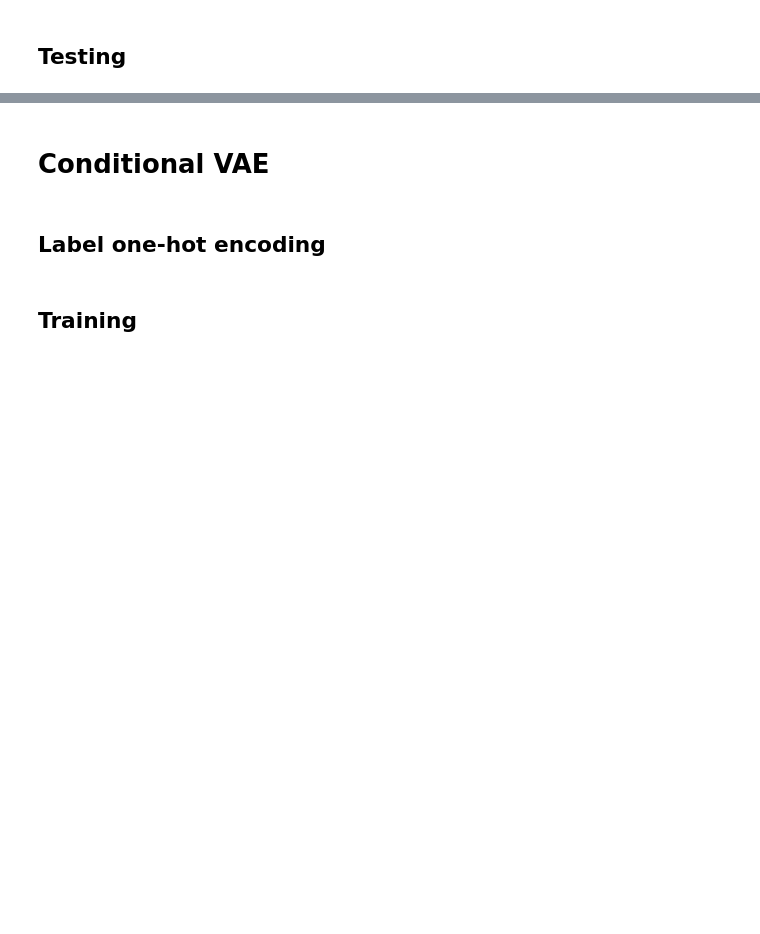
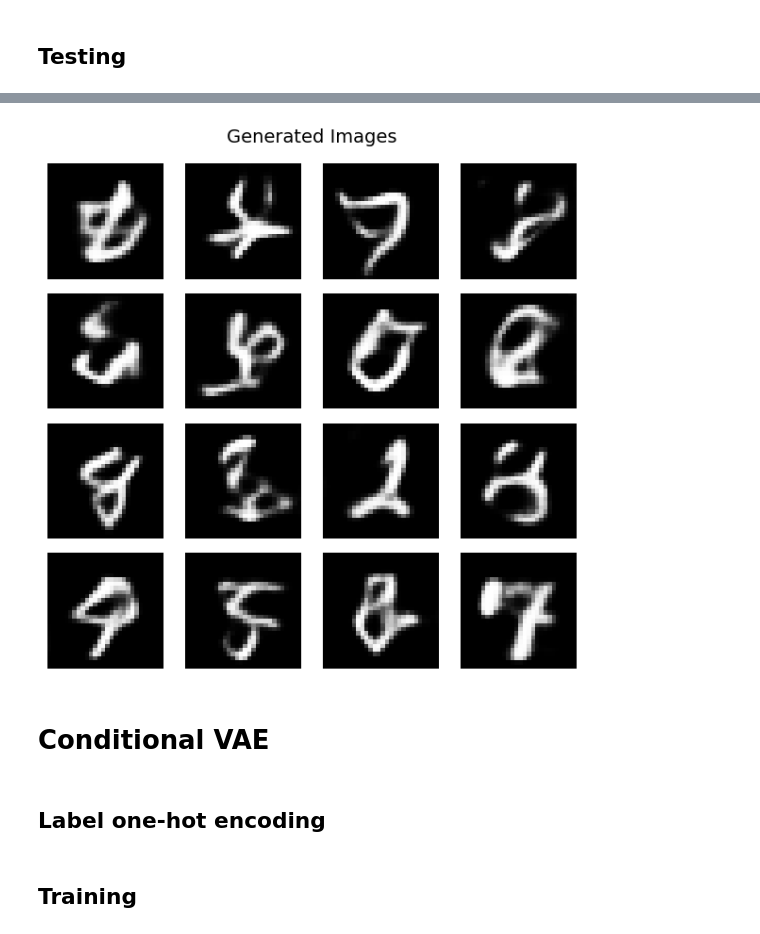
Before and after one commit to francesco-zatto/vae-cats-dogs, a Jupyter notebook: vae-mnist.ipynb, the cells around one changed output, grey strips where cells are left out. Cells and saved outputs as stored; diff of their text form; code cells hidden in the pictures; blank space fills up the shorter version.

```diff
--- a/vae-mnist.ipynb
+++ b/vae-mnist.ipynb
@@ -57,6 +57,6 @@ vae.compile(optimizer=tf.keras.optimizers.Adam(1e-3))
 history = vae.fit(
     x_train,
     batch_size=64,
-    epochs=30
+    epochs=10
 )
 # %% [output]
@@ -128,0 +91,3 @@ sample_and_plot(vae.decoder)
+# %%
+utils.sample_and_plot(vae)
+# %% [output]
@@ -129,3 +95,4 @@ sample_and_plot(vae.decoder)
+[figure, added]
 # %% [markdown]
 # Conditional VAE
 # %% [markdown]
```
Also changed, not shown: parts of 17 cells of this notebook.
